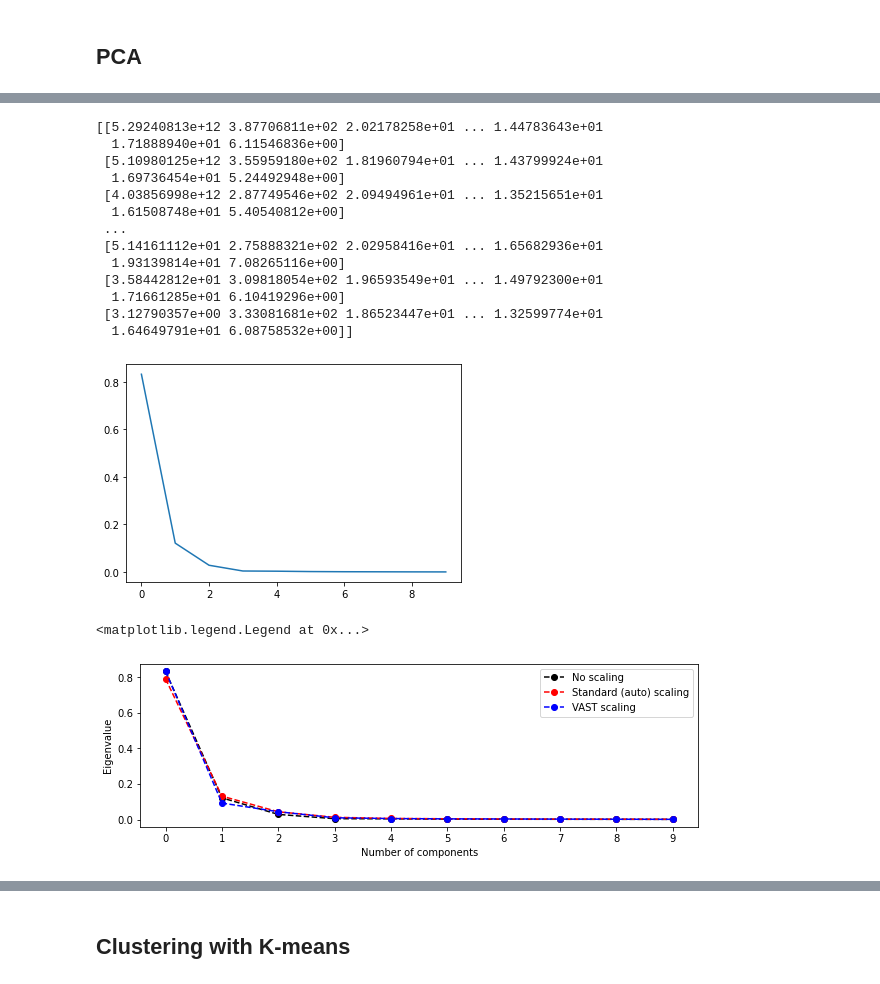
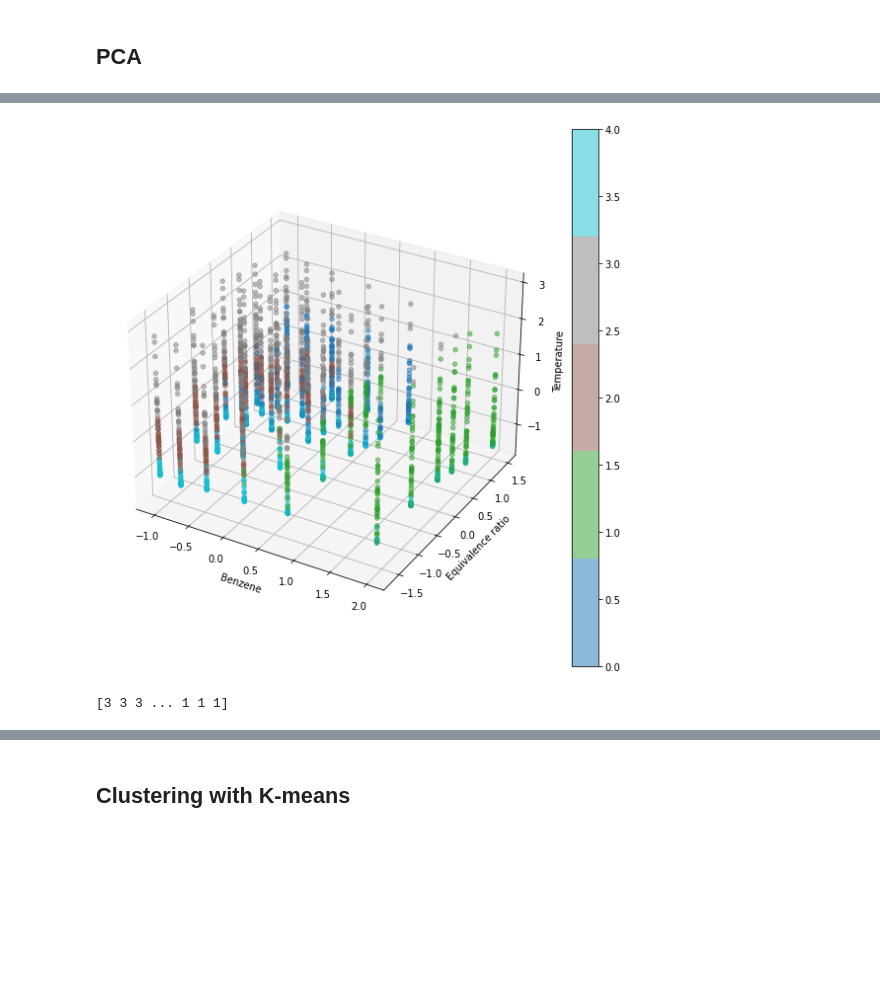
Before and after one commit to alesspiscopo/Data-Driven-MILD, a Jupyter notebook: Benzene.ipynb, the cells around one changed output, grey strips where cells are left out. Drawn from its saved outputs; the diff is of its cells as text; code cells hidden in the pictures; blank space fills up the shorter version.

```diff
--- a/Benzene.ipynb
+++ b/Benzene.ipynb
@@ -165,6 +165,6 @@ Text(0, 0.5, 'Temperature [K]')
 # %% [markdown]
 ## PCA
 # %%
-df_std = (df-np.mean(df,axis=0))/np.std(df,axis=0) # auto (standard) scaling
-df_std.head()
+df_xy = pd.read_csv('test_reduced.csv',index_col=0)
+df_xy.head()
 # %% [output]
@@ -203,0 +187,3 @@ plt.plot(explained_var_ratio_std)
+# %%
+df_xy_std = (df_xy-np.mean(df_xy,axis=0))/np.std(df_xy,axis=0)
+df_xy_std.head()
@@ -227,45 +236,24 @@ plt.colorbar(scat, ticks=[0,1,2])
 # %%
-ds = df.to_numpy()
-pca = PCA(n_components=10)
-pca.fit(ds)
+from sklearn.cluster import KMeans
+kmeans  = KMeans(n_clusters=5,init='random')
+kmeans.fit(ds_xy_std)
+labels = kmeans.labels_
 
-A = pca.components_.T
-L = pca.explained_variance_ratio_
-Z = ds @ A
-explained_var_ratio = pca.explained_variance_ratio_
-
-plt.plot(explained_var_ratio)
-
-X_reconstructed = Z[:,:3]@A[:,:3].T
-print((abs(X_reconstructed-ds)/(ds+0.0000000001)*100))
+fig = plt.figure(figsize=(10,10))
+ax = fig.add_subplot(projection='3d')
+im = ax.scatter(ds_xy_std[:,0], ds_xy_std[:,1],ds_xy_std[:,4],c=labels, cmap=plt.cm.get_cmap('tab10', 5), alpha=0.5)
+ax.set_xlabel('Benzene')
+ax.set_ylabel('Equivalence ratio')
+ax.set_zlabel('Temperature')
+fig.colorbar(im)
+plt.show()
 # %% [output]
-[[5.29240813e+12 3.87706811e+02 2.02178258e+01 ... 1.44783643e+01
-  1.71888940e+01 6.11546836e+00]
- [5.10980125e+12 3.55959180e+02 1.81960794e+01 ... 1.43799924e+01
-  1.69736454e+01 5.24492948e+00]
- [4.03856998e+12 2.87749546e+02 2.09494961e+01 ... 1.35215651e+01
-  1.61508748e+01 5.40540812e+00]
- ...
- [5.14161112e+01 2.75888321e+02 2.02958416e+01 ... 1.65682936e+01
-  1.93139814e+01 7.08265116e+00]
- [3.58442812e+01 3.09818054e+02 1.96593549e+01 ... 1.49792300e+01
-  1.71661285e+01 6.10419296e+00]
- [3.12790357e+00 3.33081681e+02 1.86523447e+01 ... 1.32599774e+01
-  1.64649791e+01 6.08758532e+00]]
-[figure, old version]
+[figure, new version]
 # %%
-x_ticks = np.array([i for i in range(0,10)])
-
-
-fig = plt.figure(figsize=(10,3))
-plt.plot(L, 'ko--', label='No scaling')
-plt.plot(L_std, 'ro--', label='Standard (auto) scaling')
-plt.plot(L_vast, 'bo--', label='VAST scaling')
-plt.xticks(x_ticks)
-plt.xlabel('Number of components')
-plt.ylabel('Eigenvalue')
-plt.legend()
+kmeans  = KMeans(n_clusters=5,init='random')
+kmeans.fit(Z_std)
+labels = kmeans.labels_
+print(labels)
 # %% [output]
-<matplotlib.legend.Legend at 0x...>
+[3 3 3 ... 1 1 1]
-[figure, removed]
 # %%
```
Also changed, not shown: parts of 8 cells of this notebook.
